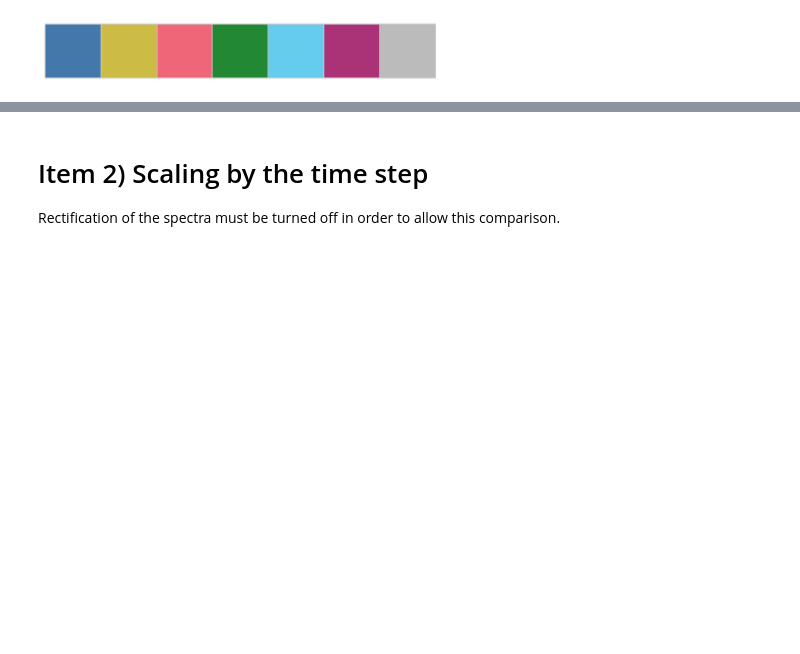
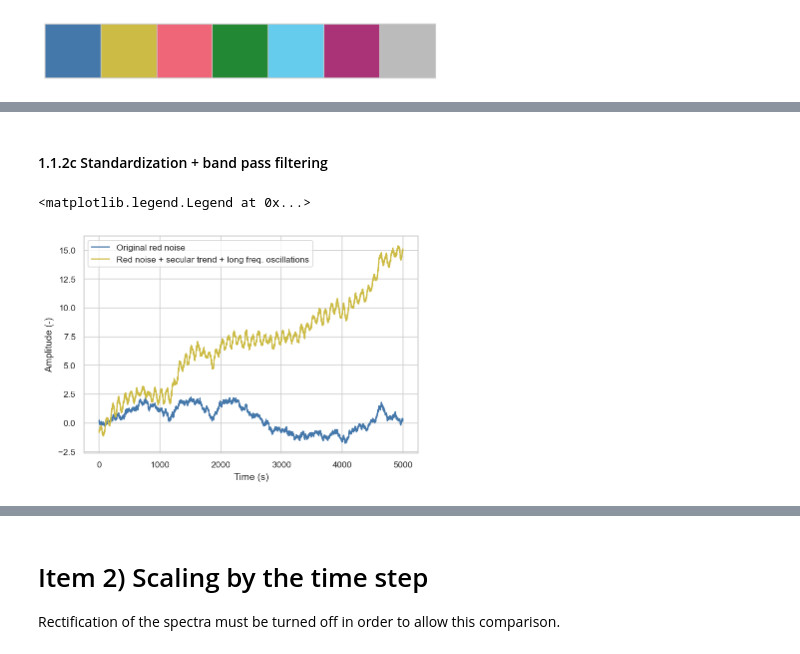
Before and after one commit to klapo/wavelet-recipes, a Jupyter notebook: notebooks/wavelet-normalization.ipynb, the cells around one changed output, grey strips where cells are left out. Drawn from its saved outputs; the diff is of its cells as text; code cells hidden in the pictures; blank space fills up the shorter version.

```diff
--- a/notebooks/wavelet-normalization.ipynb
+++ b/notebooks/wavelet-normalization.ipynb
@@ -133,0 +150,30 @@ Correct variance (standardizing after detrending)
+# %% [markdown]
+#### 1.1.2c Standardization + band pass filtering
+# %%
+fs = 20 # Hz
+t = np.arange(N) / fs
+plt.plot(t, y_red, label='Original red noise')
+
+# Make up some secular trend and add it to the red noise
+signal = y_red + t * 0.003 - 1
+
+# Make up some long frequency modulations
+f_x1 = 1 / 100 # frequency of feature 1
+f_x2 = 1 / 1500 # frequency of feature 2
+f_x3 = 1 / 1200 # frequency of feature 3
+amp = 0.5
+osc = (amp * np.sin(t * f_x1 * np.pi * 2)
+       + amp * np.sin(t * f_x2 * np.pi * 2)
+       + amp * np.sin(t * f_x3 * np.pi * 2)
+      )
+
+# Add the modulations to the red noise data + secular trend
+signal = signal + osc
+plt.plot(t, signal, label='Red noise + secular trend + long freq. oscillations')
+ax = plt.gca()
+ax.set_ylabel('Amplitude (-)')
+ax.set_xlabel('Time (s)')
+plt.gca().legend()
+# %% [output]
+<matplotlib.legend.Legend at 0x...>
+[figure, added]
```
Also changed, not shown: parts of 8 cells of this notebook, 1 other file.
